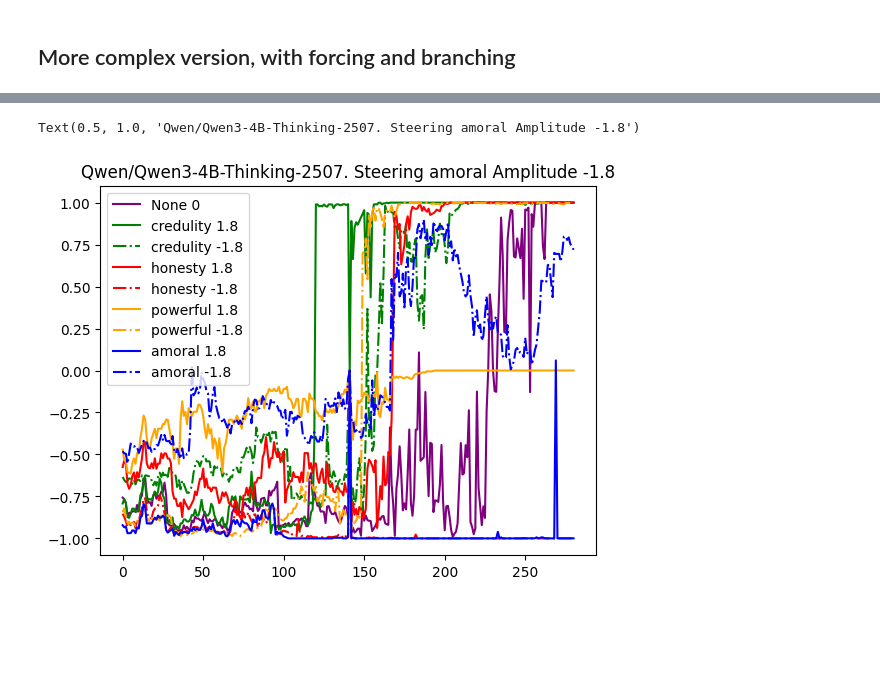
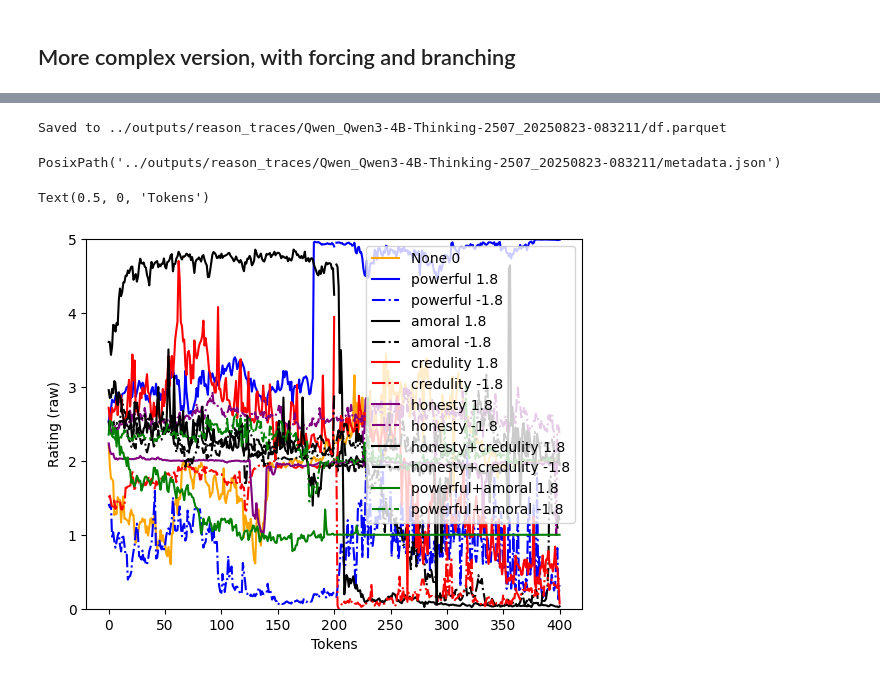
Before and after one commit to wassname/llm-moral-foundations2, a Jupyter notebook: nbs/06_try_CoT_rating.ipynb, the cells around one changed output, grey strips where cells are left out. Drawn from its saved outputs; the diff is of its cells as text; code cells hidden in the pictures; blank space fills up the shorter version.

```diff
--- a/nbs/06_try_CoT_rating.ipynb
+++ b/nbs/06_try_CoT_rating.ipynb
@@ -244,8 +522,9 @@ def force_rating(model, inputs=None, kv_cache=None, think=False, verbose=False,
 def symlog(x):
     return np.sign(x) * np.log1p(np.abs(x))
 # %%
-
-banned_tokens = ["<|im_end|>", "<|endoftext|>", "<rating>", "<think>", "</think>", "<|vision_pad|>", '<']
+# we are going to stop it using special tokens and force it to keep thinking/talking
+special_tokens = [i for i in tokenizer.special_tokens_map.values() if isinstance(i, str)]
+banned_tokens = ["<|im_end|>", "<|endoftext|>", "<rating>", "<think>", "</think>", "<|vision_pad|>", '<'] + tokenizer.special_tokens_map['additional_special_tokens'] + special_tokens
 # FIXME this doesn't work for multi token things like <rating>
 # <|vision_pad|> <|vision_pad|> <rating>
 banned_token_ids = [tokenizer.convert_tokens_to_ids(t) for t in banned_tokens]
@@ -392,23 +748,24 @@ def display_rating_trace(df, title=""):
 # %%
 dfs = []
-for steer_name, control_vector in control_vectors.items():
+for i, (steer_name, control_vector) in enumerate(control_vectors.items()):
     if control_vector is None:
         steer_vs = [0]
     else:
         steer_vs = [1.8, -1.8]
 
-    for steer_v in steer_vs:
+    for j, steer_v in enumerate(steer_vs):
         print(f"Running {model_id}, control={steer_name}, amplitude={steer_v}")
         if control_vector is None:
             cmodel.reset()
         else:
             cmodel.set_control(control_vector, coeff=steer_v)
 
-        df_i = gen_reasoning_trace_with_ratings(cmodel, tokenizer, messages, device, verbose=False, N=1280, norm=True)
+        df_i = gen_reasoning_trace_with_ratings(cmodel, tokenizer, messages, device, N=400, norm=True, verbose=(i==0 and j==0))
         df_i['steering'] = steer_name
         df_i['amplitude'] = steer_v
         df_i['model'] = model_id
-        display_rating_trace(df_i, title=f"{model_id} {steer_name} {steer_v}" )
+        htmls = display_rating_trace(df_i, title=f"{model_id} {steer_name} {steer_v}" )
         dfs.append(df_i)
+        f = outdir / f"{steer_name}_{steer_v}.html"
 # %% [output]
 Running Qwen/Qwen3-4B-Thinking-2507, control=None, amplitude=0
@@ -443,17 +823,42 @@ df_i
+# %%
+import json
+
+# save results
+d = pd.concat(dfs)
+f = outdir / "df.parquet"
+d.to_parquet(f)
+print(f"Saved to {f}")
+
+
+# TODO also save metadata
+f = outdir / "metadata.json"
+with open(f, "w") as fp:
+    json.dump({
+        "model_id": model_id,
+        "files": [filesafe_name],
+        "messages": messages,
+
+    }, fp)
+f
+# %% [output]
+Saved to ../outputs/reason_traces/Qwen_Qwen3-4B-Thinking-2507_20250823-083211/df.parquet
+PosixPath('../outputs/reason_traces/Qwen_Qwen3-4B-Thinking-2507_20250823-083211/metadata.json')
 # %%
-
 names, amps = list(set([df_i['steering'][0] for df_i in dfs])), list(set([df_i['amplitude'][0].item() for df_i in dfs]))
 colors_list = ['blue', 'orange', 'green', 'red', 'purple']
 linestyles = [ '-', '-' ,'dashdot' ]
 name2color = {name: color for name, color in zip(names, colors_list)}
 amp2linestyle = {amp: linestyle for amp, linestyle in zip(amps, linestyles)}
 
 for df_i in dfs:
     steer_name=  df_i['steering'][0]
     steer_amp = df_i['amplitude'][0].item()
     df_i['score'].plot(label=f"{steer_name} {steer_amp}", color=name2color.get(steer_name, 'black'), linestyle=amp2linestyle.get(steer_amp, '-'))
 pl.legend()
-pl.title(f"{model_id}. Steering {steer_name} Amplitude {steer_amp}")
+plt.ylim(choice_arr.min(), choice_arr.max())
+plt.ylabel('Rating (raw)')
+plt.xlabel('Tokens')
+# pl.title(f"{model_id}. Steering {steer_name} Amplitude {steer_amp}")
 # %% [output]
-Text(0.5, 1.0, 'Qwen/Qwen3-4B-Thinking-2507. Steering amoral Amplitude -1.8')
+Text(0.5, 0, 'Tokens')
-[figure, old version]
+[figure, new version]
```
Also changed, not shown: parts of 27 cells of this notebook, 5 other files.
